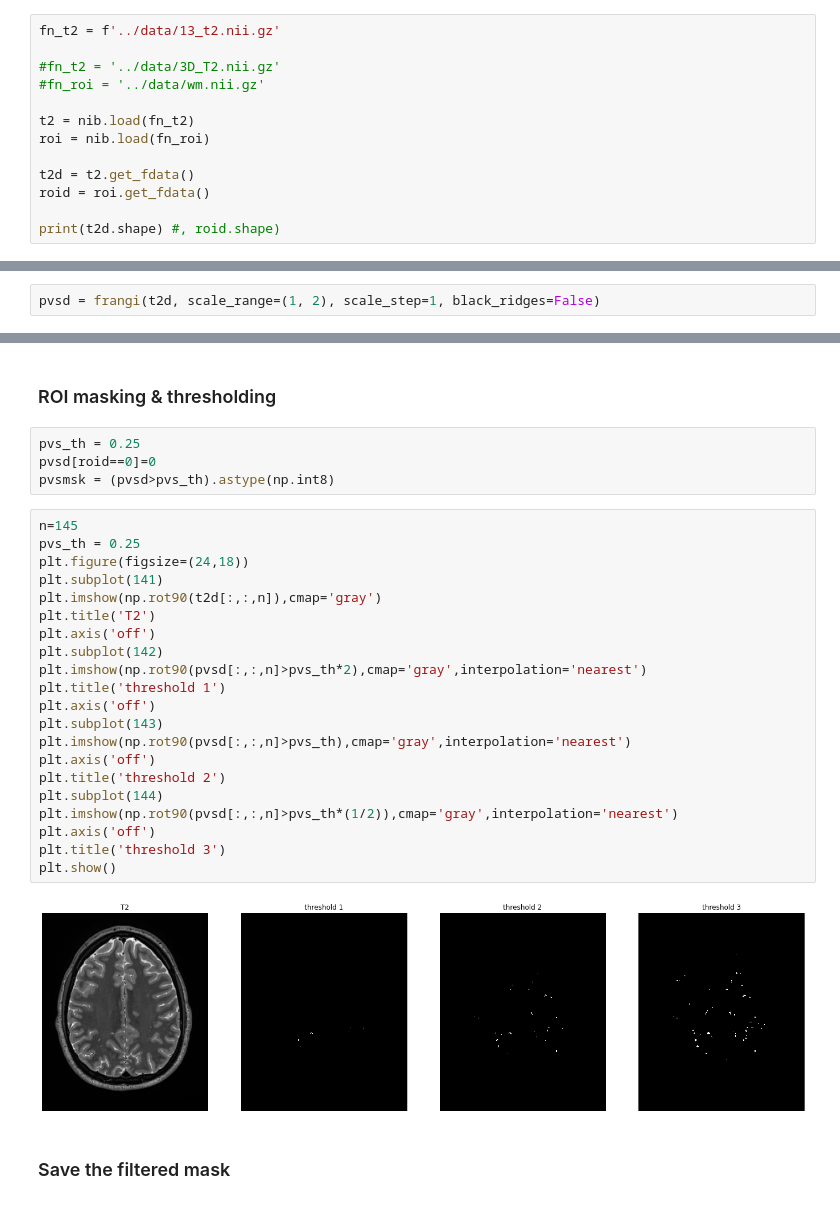
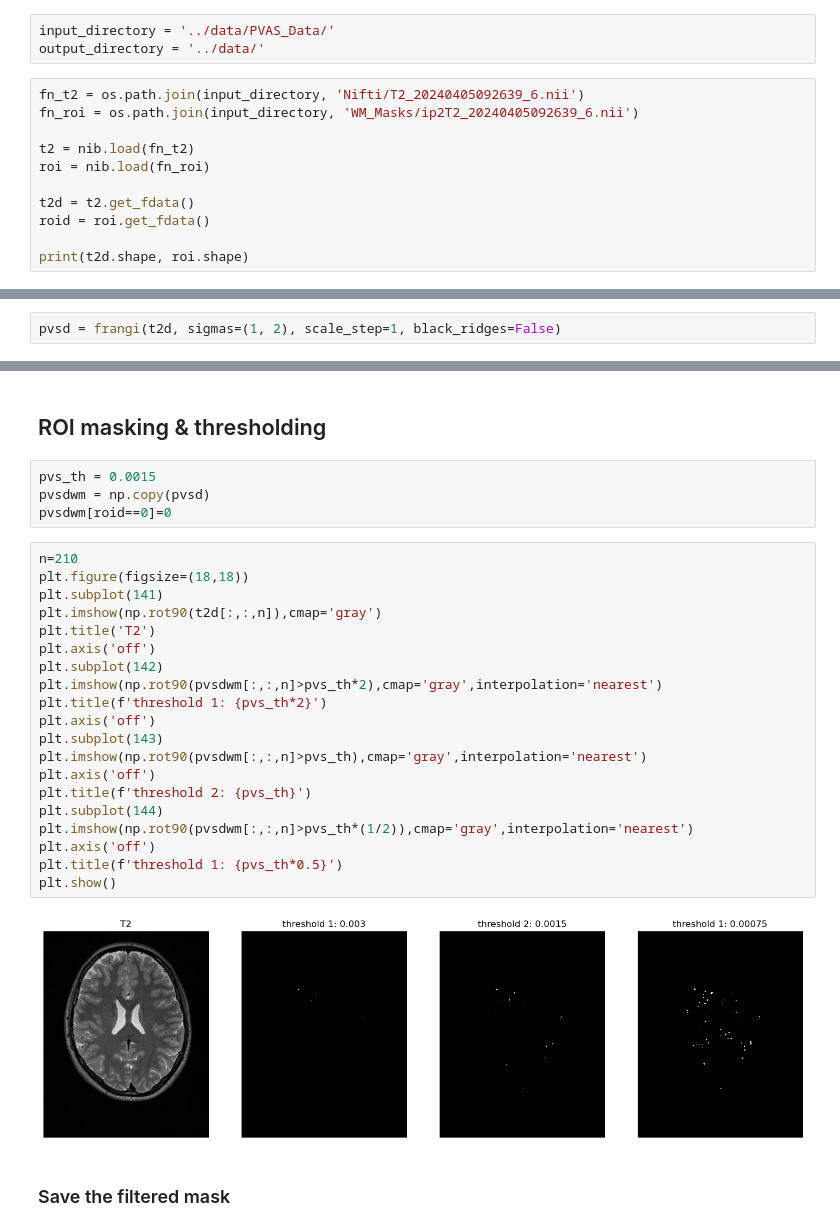
Before and after one commit to mehul780/pvsseg, a Jupyter notebook: notebook/example_frangi_T2.ipynb, the cells around one changed output, grey strips where cells are left out. Saved outputs shown, nothing was run; the diff lists cells and outputs as text.

Commit message:
optimizing the code, playing with thresholds

```diff
--- a/notebook/example_frangi_T2.ipynb
+++ b/notebook/example_frangi_T2.ipynb
@@ -15,8 +12,9 @@ FileNotFoundError: No such file or no access: '../data/None'
+# %%
+input_directory = '../data/PVAS_Data/'
+output_directory = '../data/'
 # %%
-fn_t2 = f'../data/13_t2.nii.gz'
-
-#fn_t2 = '../data/3D_T2.nii.gz'
-#fn_roi = '../data/wm.nii.gz'
+fn_t2 = os.path.join(input_directory, 'Nifti/T2_20240405092639_6.nii')
+fn_roi = os.path.join(input_directory, 'WM_Masks/ip2T2_20240405092639_6.nii')
 
 t2 = nib.load(fn_t2)
 roi = nib.load(fn_roi)
@@ -24,5 +22,5 @@ roi = nib.load(fn_roi)
 t2d = t2.get_fdata()
 roid = roi.get_fdata()
 
-print(t2d.shape) #, roid.shape)
+print(t2d.shape, roi.shape)
 # %% [output]
@@ -32,2 +30,2 @@ print(t2d.shape) #, roid.shape)
 # %%
-pvsd = frangi(t2d, scale_range=(1, 2), scale_step=1, black_ridges=False)
+pvsd = frangi(t2d, sigmas=(1, 2), scale_step=1, black_ridges=False)
@@ -36,32 +39,31 @@ KeyboardInterrupt:
 # %% [markdown]
-### ROI masking & thresholding
+## ROI masking & thresholding
 # %%
-pvs_th = 0.25
-pvsd[roid==0]=0
-pvsmsk = (pvsd>pvs_th).astype(np.int8)
+pvs_th = 0.0015
+pvsdwm = np.copy(pvsd)
+pvsdwm[roid==0]=0
 # %%
-n=145
-pvs_th = 0.25
-plt.figure(figsize=(24,18))
+n=210
+plt.figure(figsize=(18,18))
 plt.subplot(141)
 plt.imshow(np.rot90(t2d[:,:,n]),cmap='gray')
 plt.title('T2')
 plt.axis('off')
 plt.subplot(142)
-plt.imshow(np.rot90(pvsd[:,:,n]>pvs_th*2),cmap='gray',interpolation='nearest')
-plt.title('threshold 1')
+plt.imshow(np.rot90(pvsdwm[:,:,n]>pvs_th*2),cmap='gray',interpolation='nearest')
+plt.title(f'threshold 1: {pvs_th*2}')
 plt.axis('off')
 plt.subplot(143)
-plt.imshow(np.rot90(pvsd[:,:,n]>pvs_th),cmap='gray',interpolation='nearest')
+plt.imshow(np.rot90(pvsdwm[:,:,n]>pvs_th),cmap='gray',interpolation='nearest')
 plt.axis('off')
-plt.title('threshold 2')
+plt.title(f'threshold 2: {pvs_th}')
 plt.subplot(144)
-plt.imshow(np.rot90(pvsd[:,:,n]>pvs_th*(1/2)),cmap='gray',interpolation='nearest')
+plt.imshow(np.rot90(pvsdwm[:,:,n]>pvs_th*(1/2)),cmap='gray',interpolation='nearest')
 plt.axis('off')
-plt.title('threshold 3')
+plt.title(f'threshold 1: {pvs_th*0.5}')
 plt.show()
 # %% [output]
-[figure, old version]
+[figure, new version]
 # %% [markdown]
 ### Save the filtered mask
 # %%
```
Also changed, not shown: parts of 14 cells of this notebook, 55 other files.
